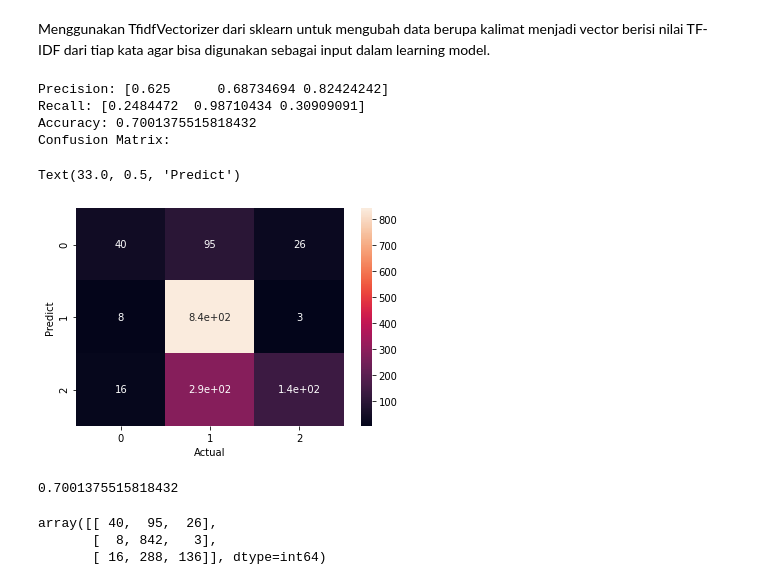
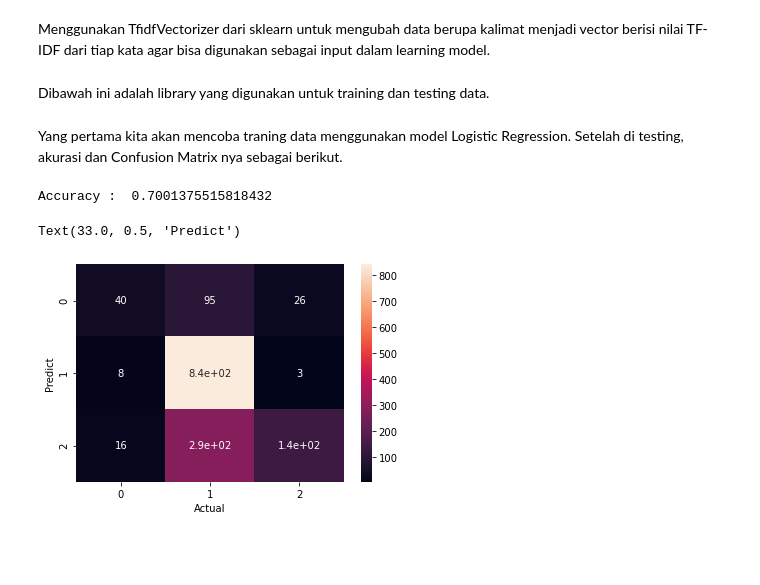
Before and after one commit to giriputraadhittana01/ProjectIR, a Jupyter notebook: IRProject.ipynb, the cells around one changed output. Drawn from its saved outputs; the diff is of its cells as text; code cells hidden in the pictures; blank space fills up the shorter version.

```diff
--- a/IRProject.ipynb
+++ b/IRProject.ipynb
@@ -104,50 +104,30 @@ vect = TfidfVectorizer(ngram_range=(1,2))
 vect.fit(X_clean)
 X_train = vect.transform(X_train)
 X_test = vect.transform(X_test)
+# %% [markdown]
+Dibawah ini adalah library yang digunakan untuk training dan testing data.
 # %%
 from sklearn.linear_model import LogisticRegression,SGDClassifier
 from sklearn.svm import SVC,LinearSVC
 from sklearn.naive_bayes import MultinomialNB,BernoulliNB,BaseDiscreteNB,GaussianNB
 from sklearn.neighbors import KNeighborsClassifier
+from sklearn.metrics import confusion_matrix,recall_score,precision_score,accuracy_score
 import numpy as np
-
-model = LogisticRegression(n_jobs=-1,max_iter=1000)
-model.fit(X_train,y_train)
-y_predict = model.predict(X_test)
+import seaborn as sns
+import matplotlib.pyplot as plt
-# %%
-from sklearn.metrics import confusion_matrix,recall_score,precision_score,accuracy_score
-from sklearn.preprocessing import LabelEncoder
-x = LabelEncoder().fit_transform(y_test.values)
-y = LabelEncoder().fit_transform(y_predict)
-precision = precision_score(x,y, average=None)
-recall = recall_score(x,y, average=None)
-accuracy = accuracy_score(x,y)
-print("Precision: {}".format(precision))
-print("Recall: {}".format(recall))
-print("Accuracy: {}".format(accuracy))
-print('Confusion Matrix:')
-import seaborn as sns
-import matplotlib.pyplot as plt
-conf = confusion_matrix(y_test,y_predict)
-sns.heatmap(conf,annot=True)
-plt.xlabel('Actual')
-plt.ylabel('Predict')
-# %% [output]
-Precision: [0.625      0.68734694 0.82424242]
-Recall: [0.2484472  0.98710434 0.30909091]
-Accuracy: 0.7001375515818432
-Confusion Matrix:
-Text(33.0, 0.5, 'Predict')
-[figure, removed]
+# %% [markdown]
+Yang pertama kita akan mencoba traning data menggunakan model Logistic Regression. Setelah di testing, akurasi dan Confusion Matrix nya sebagai berikut.
 # %%
-model = LogisticRegression(n_jobs=-1,max_iter=1000)
+model = LogisticRegression(n_jobs=None,max_iter=1000)
 model.fit(X_train,y_train)
 y_predict = model.predict(X_test)
 accuracy = accuracy_score(y_test,y_predict)
-print(accuracy)
-confusion_matrix(y_test,y_predict)
+print('Accuracy : ',accuracy)
+conf = confusion_matrix(y_test,y_predict)
+sns.heatmap(conf,annot=True)
+plt.xlabel('Actual')
+plt.ylabel('Predict')
 # %% [output]
-0.7001375515818432
+Accuracy :  0.7001375515818432
-array([[ 40,  95,  26],
-       [  8, 842,   3],
-       [ 16, 288, 136]], dtype=int64)
+Text(33.0, 0.5, 'Predict')
+[figure, added]
```
Also changed, not shown: parts of 8 cells of this notebook.
